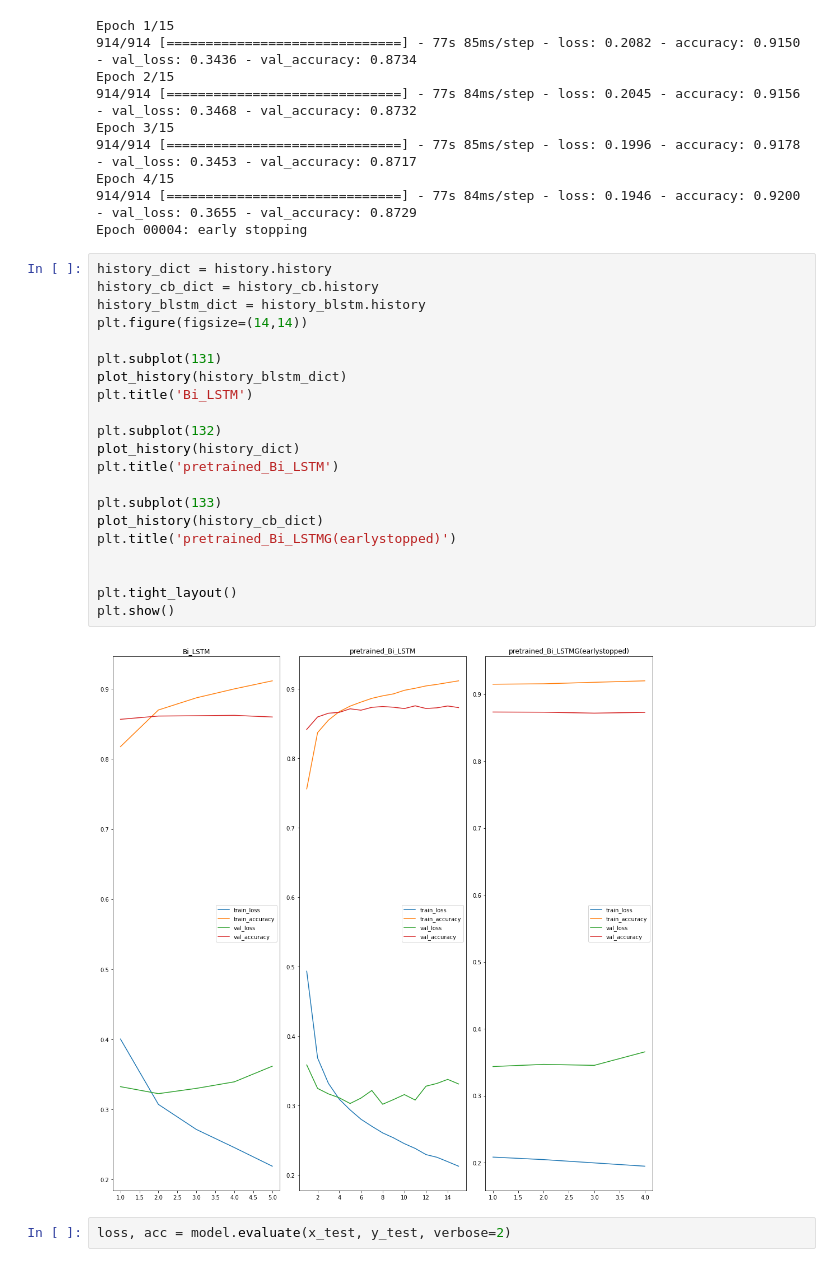
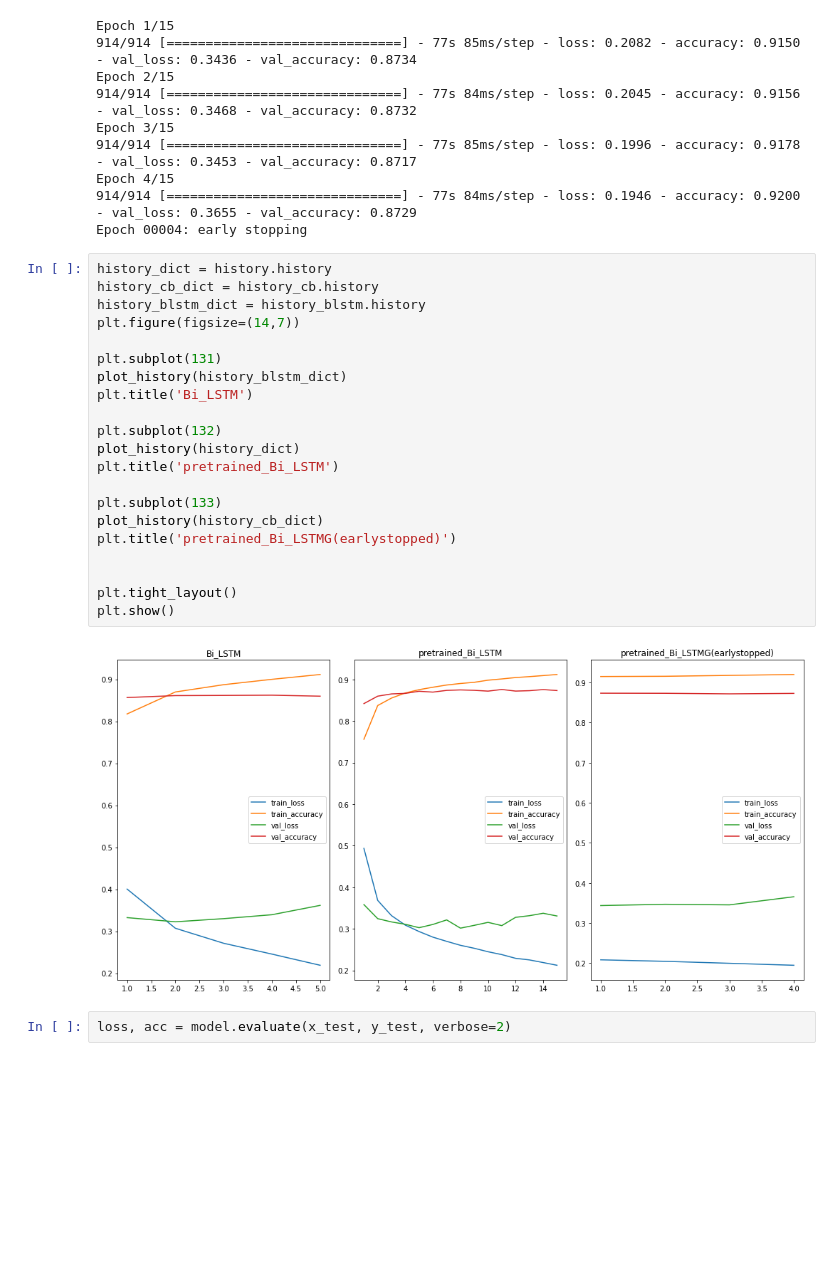
Before and after one commit to babeebird/AIFFEL_Exploration, a Jupyter notebook: E7_Sentimental_NLP.ipynb, the cells around one changed output. Drawn from its saved outputs; the diff is of its cells as text; blank space fills up the shorter version.

```diff
--- a/E7_Sentimental_NLP.ipynb
+++ b/E7_Sentimental_NLP.ipynb
@@ -830,26 +823,26 @@ Epoch 00004: early stopping
 # %%
 history_dict = history.history
 history_cb_dict = history_cb.history
 history_blstm_dict = history_blstm.history
-plt.figure(figsize=(14,14))
+plt.figure(figsize=(14,7))
 
 plt.subplot(131)
 plot_history(history_blstm_dict)
 plt.title('Bi_LSTM')
 
 plt.subplot(132)
 plot_history(history_dict)
 plt.title('pretrained_Bi_LSTM')
 
 plt.subplot(133)
 plot_history(history_cb_dict)
 plt.title('pretrained_Bi_LSTMG(earlystopped)')
 
 
 plt.tight_layout()
 plt.show()
 # %% [output]
-[figure, old version]
+[figure, new version]
 # %%
 loss, acc = model.evaluate(x_test, y_test, verbose=2)
 # %% [output]
```
Also changed, not shown: parts of 8 cells of this notebook.
